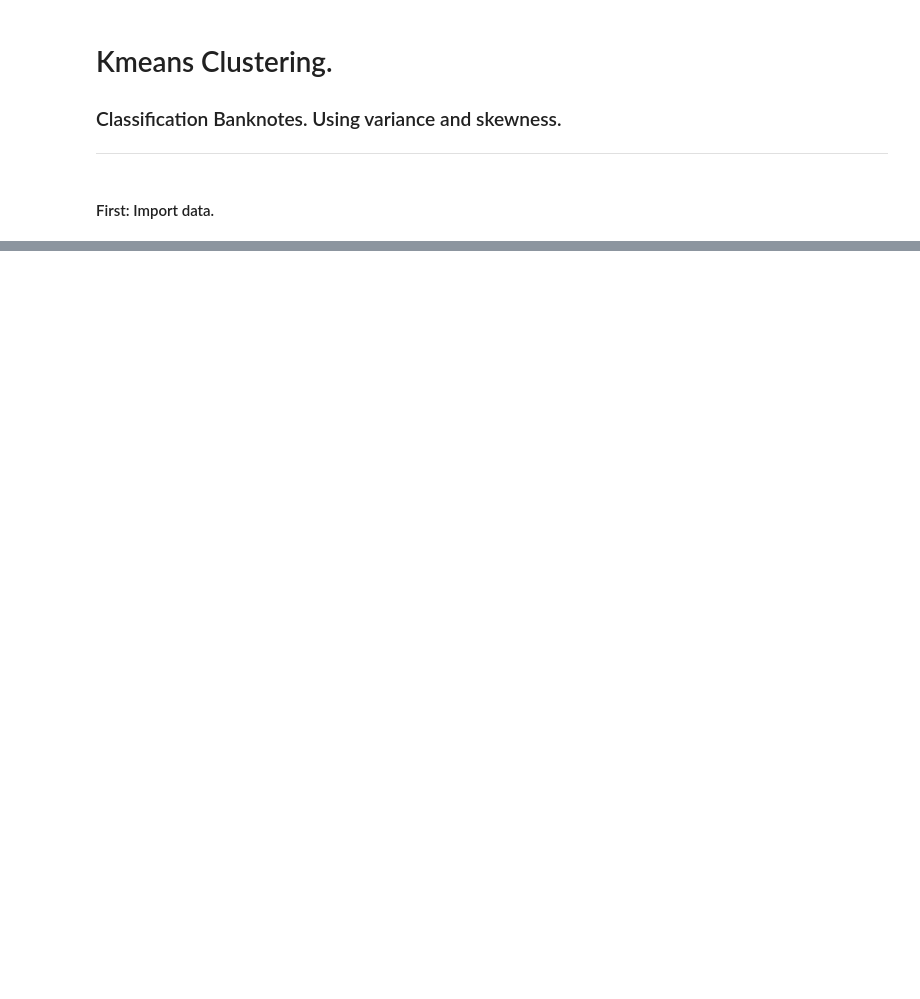
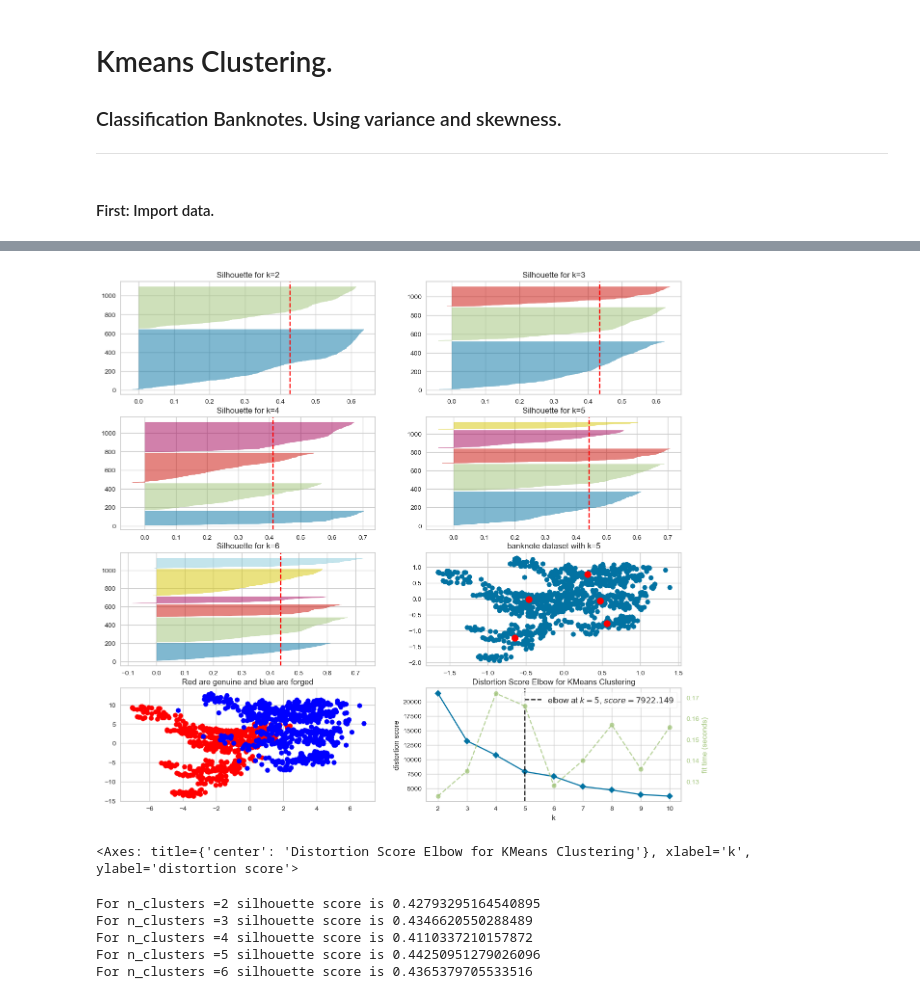
Before and after one commit to irenediaz1974/Portfolio2023, a Jupyter notebook: KMeans_Notebook/kmeans_banknote.ipynb, the cells around one changed output, grey strips where cells are left out. Drawn from its saved outputs; the diff is of its cells as text; code cells hidden in the pictures; blank space fills up the shorter version.

```diff
--- a/KMeans_Notebook/kmeans_banknote.ipynb
+++ b/KMeans_Notebook/kmeans_banknote.ipynb
@@ -60,0 +74,57 @@ zscore_bank=stats.zscore(values)
+# %%
+# create arrays  to plot scatter with genuine and forged
+df_genuino=np.array(df_full_banknote[df_full_banknote["class"]==1])
+df_false=np.array(df_full_banknote[df_full_banknote["class"]==0])
+#
+X= df_train_Kmeans
+
+fig, ax = plt.subplots(4, 2, figsize=(15,14))
+for i in [2, 3, 4, 5, 6]:
+
+    km = KMeans(n_clusters=i, init='k-means++', n_init=10, max_iter=100, random_state=42)
+    q, mod = divmod(i, 2)
+    visualizer = SilhouetteVisualizer(km, colors='yellowbrick', ax=ax[q-1][mod])
+    visualizer.fit(X)
+
+km = KMeans(random_state=42, n_init="auto")
+visualizer = KElbowVisualizer(km)
+visualizer.fit(X)
+
+kmeans = KMeans(n_clusters=5, random_state=0, n_init="auto").fit(np_train_scaled)
+clusters= kmeans.cluster_centers_
+ax[2, 1].scatter(np_train_scaled[:,0], np_train_scaled[:,1])
+ax[2, 1].scatter(clusters[:,0], clusters[:,1], s=100, color="red")
+
+ax[0, 0].set_title("Silhouette for k=2")
+ax[0, 1].set_title("Silhouette for k=3")
+ax[1, 0].set_title("Silhouette for k=4")
+ax[1, 1].set_title("Silhouette for k=5")
+ax[2, 0].set_title("Silhouette for k=6")
+ax[2, 1].set_title("banknote dataset with k=5")
+ax[3, 0].set_title("Red are genuine and blue are forged")
+ax[3, 1].set_title("Distortion score Elbow")
+
+ax[3, 0].scatter(df_genuino[:,0], df_genuino[:,1], color="red")
+ax[3, 0].scatter(df_false[:,0], df_false[:,1], color="blue")
+visualizer.show()
+# %% [output]
+[figure, added]
+<Axes: title={'center': 'Distortion Score Elbow for KMeans Clustering'}, xlabel='k', ylabel='distortion score'>
+# %%
+X= df_train_Kmeans
+
+for i in [2, 3, 4, 5, 6]:
+    n_clusters=i
+    km = KMeans(n_clusters=n_clusters, init='k-means++', n_init=10, max_iter=100, random_state=42)
+    km.fit(X)
+    label=km.fit_predict(X)
+    centers = km.cluster_centers_
+
+    score = silhouette_score(X, label)
+    print ("For n_clusters =" + str(n_clusters) + " silhouette score is " + str(score))
+# %% [output]
+For n_clusters =2 silhouette score is 0.42793295164540895
+For n_clusters =3 silhouette score is 0.4346620550288489
+For n_clusters =4 silhouette score is 0.4110337210157872
+For n_clusters =5 silhouette score is 0.44250951279026096
+For n_clusters =6 silhouette score is 0.4365379705533516
```
Also changed, not shown: parts of 27 cells of this notebook, 2 other files.
